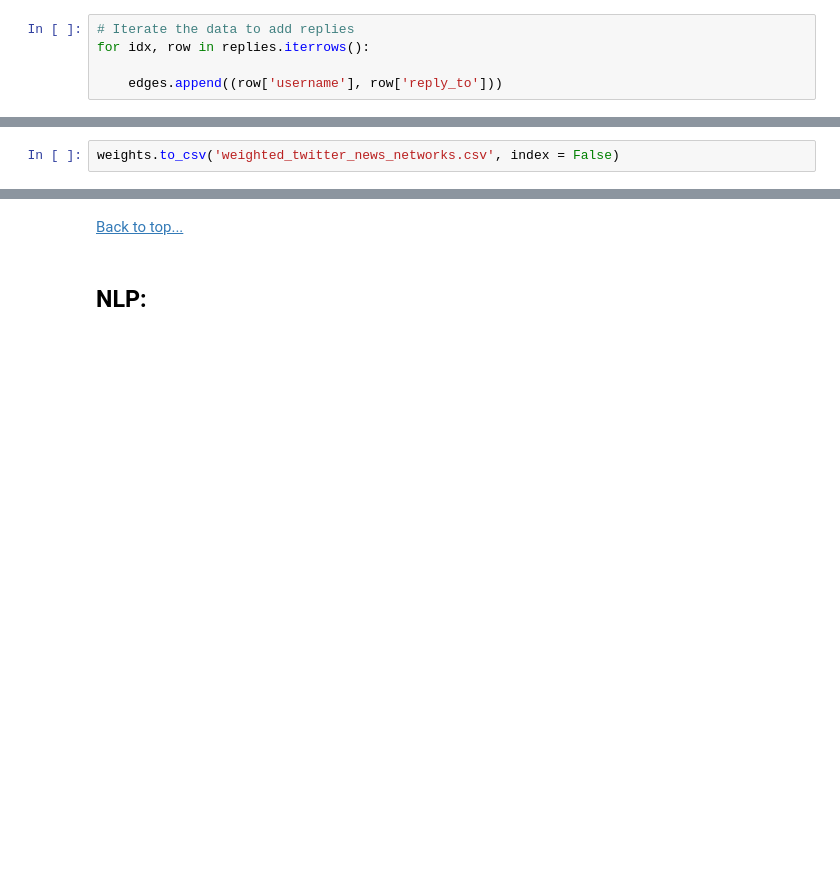
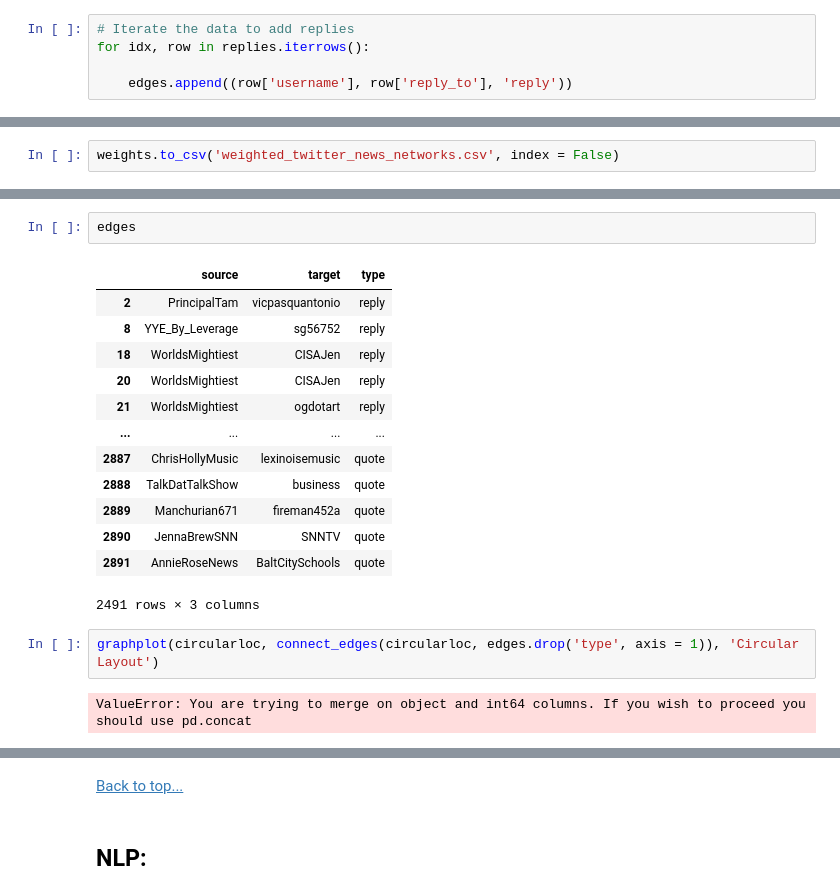
Before and after one commit to datadoctor100/twitter_analysis, a Jupyter notebook: twitter_news.ipynb, the cells around one changed output, grey strips where cells are left out. Drawn from its saved outputs; the diff is of its cells as text; blank space fills up the shorter version.

```diff
--- a/twitter_news.ipynb
+++ b/twitter_news.ipynb
@@ -254,7 +261,7 @@ quotes = df2.dropna(subset = ['quoted'])
 # Iterate the data to add replies
 for idx, row in replies.iterrows():
 
-    edges.append((row['username'], row['reply_to']))
+    edges.append((row['username'], row['reply_to'], 'reply'))
 # %%
 # Iterate the data to add mentions
 for idx, row in mentions.iterrows():
@@ -310,0 +437,20 @@ g = nx.from_pandas_edgelist(weights)
+# %%
+edges
+# %% [output]
+|  | source | target | type |
+| 2 | PrincipalTam | vicpasquantonio | reply |
+| 8 | YYE_By_Leverage | sg56752 | reply |
+| 18 | WorldsMightiest | CISAJen | reply |
+| 20 | WorldsMightiest | CISAJen | reply |
+| 21 | WorldsMightiest | ogdotart | reply |
+| ... | ... | ... | ... |
+| 2887 | ChrisHollyMusic | lexinoisemusic | quote |
+| 2888 | TalkDatTalkShow | business | quote |
+| 2889 | Manchurian671 | fireman452a | quote |
+| 2890 | JennaBrewSNN | SNNTV | quote |
+| 2891 | AnnieRoseNews | BaltCitySchools | quote |
+2491 rows × 3 columns
+# %%
+graphplot(circularloc, connect_edges(circularloc, edges.drop('type', axis = 1)), 'Circular Layout')
+# %% [output]
+ValueError: You are trying to merge on object and int64 columns. If you wish to proceed you should use pd.concat
```
Also changed, not shown: parts of 60 cells of this notebook.
